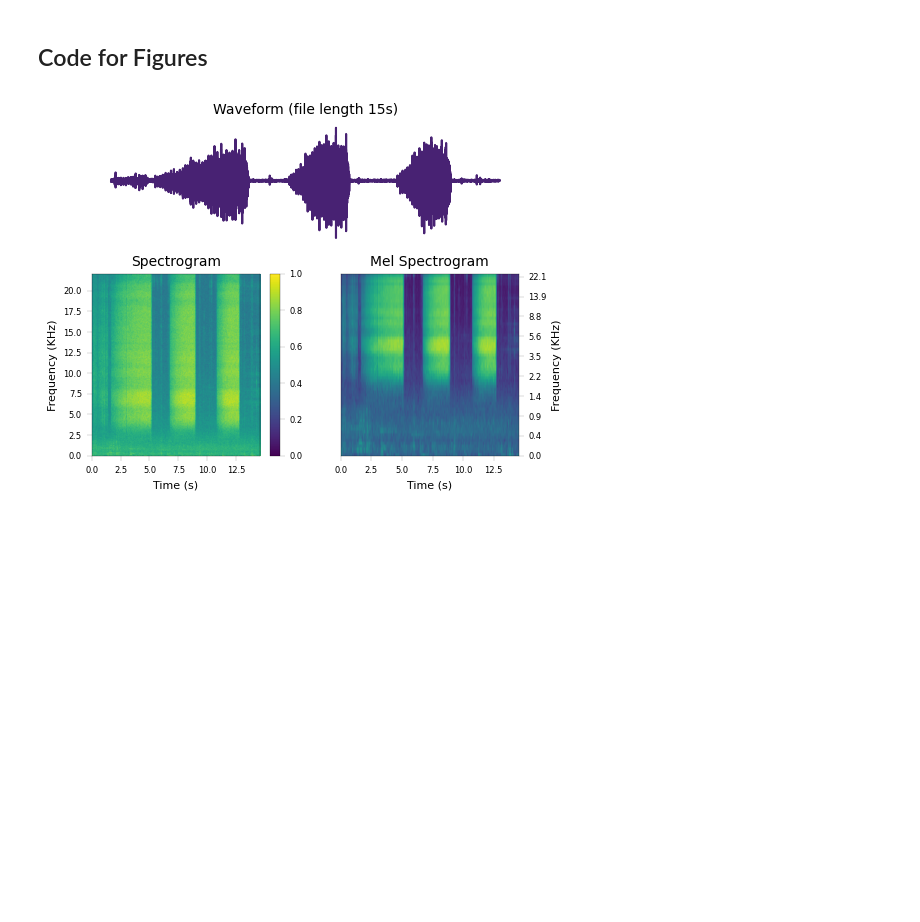
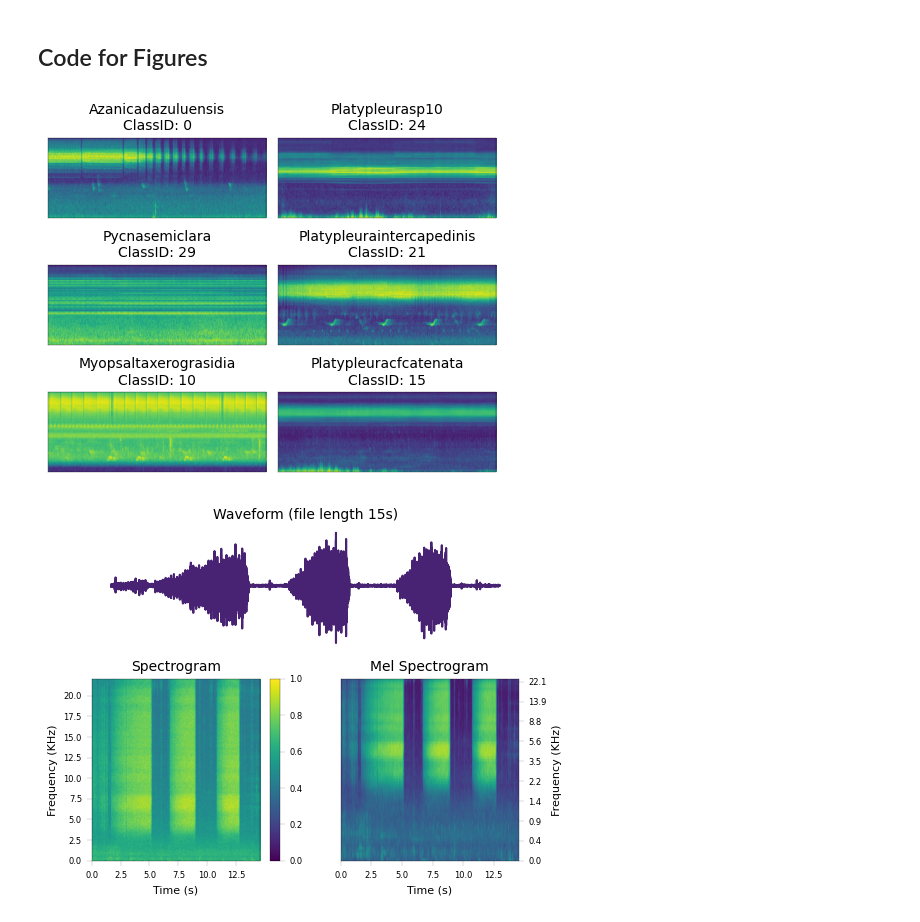
Before and after one commit to juliankraft/TermPaper1-Ecoacoustics, a Jupyter notebook: code/visualisation.ipynb, the cells around one changed output. Drawn from its saved outputs; the diff is of its cells as text; code cells hidden in the pictures; blank space fills up the shorter version.

```diff
--- a/code/visualisation.ipynb
+++ b/code/visualisation.ipynb
@@ -67,36 +67,36 @@ def create_object(image_size_cm=image_size_cm):
 
         spec = transform(waveform, sample_rate, n_mels=n_mels, n_fft=n_fft, top_db=None)
 
         # Convert frame indices to seconds
-        hop_length = int(n_fft / 2)
         duration = waveform.shape[-1] / sample_rate
-        time_bins = np.linspace(0, duration, spec.shape[-1])
 
         mel_frequencies = librosa.mel_frequencies(n_mels=64, fmin=0, fmax=sample_rate // 2)
 
         ax = axes.flatten()[i]
         ax.imshow(spec.numpy().squeeze(), origin='lower', aspect='auto', extent=[0, duration, 0, 64])
         ax.set_title(f'{title}\nClassID: {class_id}')
 
         num_ticks = 10
         tick_positions = np.linspace(0, 64 - 1, num_ticks).astype(int)
         tick_labels = [f'{mel_frequencies[i] / 1000:.1f}' for i in tick_positions]
 
         ax.set_yticks(tick_positions)
         ax.set_yticklabels(tick_labels)
 
         # Remove ticks and labels
         ax.set_xticks([])
         ax.set_yticks([])
         ax.set_xlabel('')
         ax.set_ylabel('')
 
     return fig
 
 compare_some_examples = LatexObject(object_type=object_type, label=label, caption=caption, create_object=create_object)
 
 
-compare_some_examples.export()
+compare_some_examples.show()
+# %% [output]
+[figure, added]
 # %%
 label = 'compare_spectrogram'
 object_type = 'figure'
```
